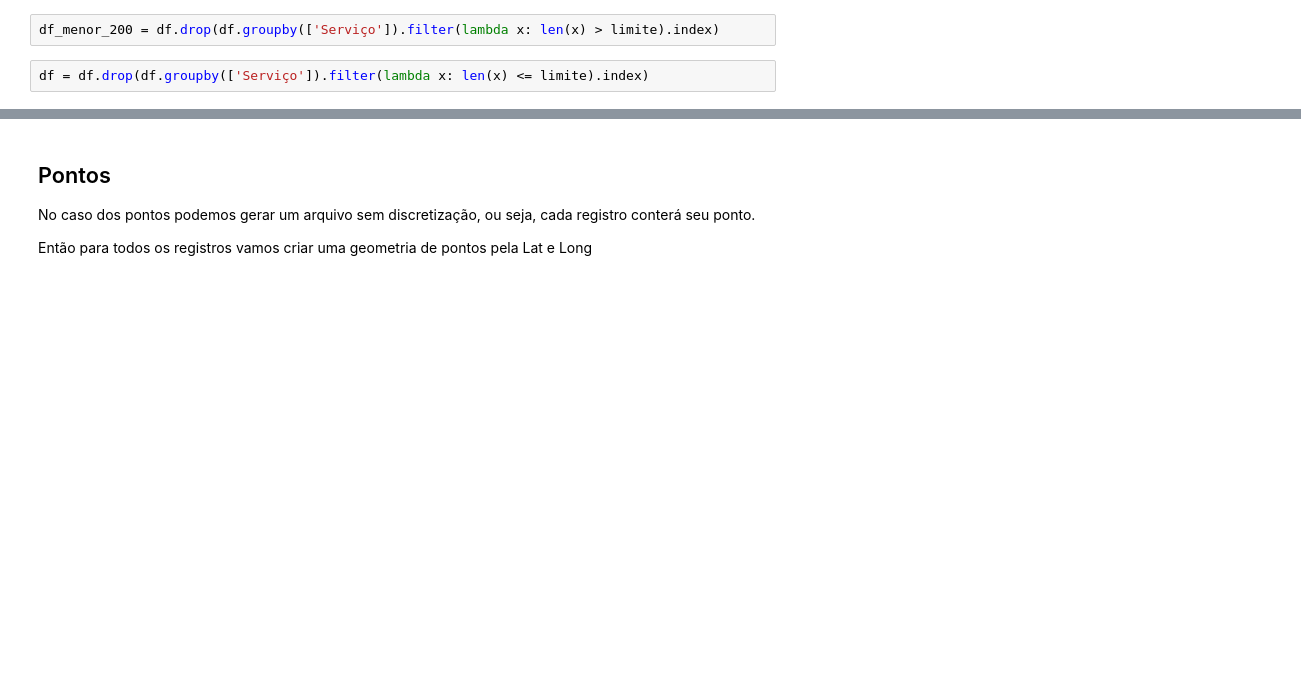
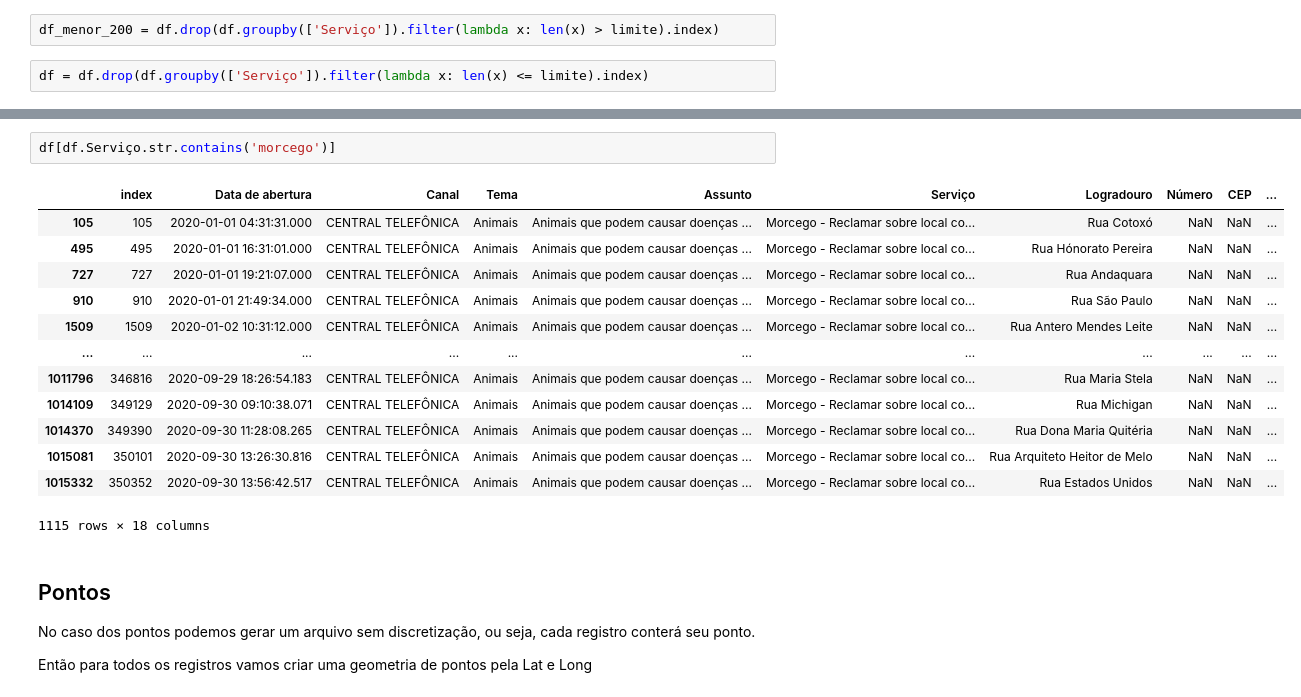
Before and after one commit to geoinfo-smdu/geo-sp156, a Jupyter notebook: Quadro Geral para Visualização no GeoSampa.ipynb, the cells around one changed output, grey strips where cells are left out. Cells and saved outputs as stored; diff of their text form; blank space fills up the shorter version.

```diff
--- a/Quadro Geral para Visualização no GeoSampa.ipynb
+++ b/Quadro Geral para Visualização no GeoSampa.ipynb
@@ -101,3 +109,19 @@ df
+# %%
+df[df.Serviço.str.contains('morcego')]
+# %% [output]
+|  | index | Data de abertura | Canal | Tema | Assunto | Serviço | Logradouro | Número | CEP | ... |
+| 105 | 105 | 2020-01-01 04:31:31.000 | CENTRAL TELEFÔNICA | Animais | Animais que podem causar doenças ... | Morcego - Reclamar sobre local co... | Rua Cotoxó | NaN | NaN | ... |
+| 495 | 495 | 2020-01-01 16:31:01.000 | CENTRAL TELEFÔNICA | Animais | Animais que podem causar doenças ... | Morcego - Reclamar sobre local co... | Rua Hónorato Pereira | NaN | NaN | ... |
+| 727 | 727 | 2020-01-01 19:21:07.000 | CENTRAL TELEFÔNICA | Animais | Animais que podem causar doenças ... | Morcego - Reclamar sobre local co... | Rua Andaquara | NaN | NaN | ... |
+| 910 | 910 | 2020-01-01 21:49:34.000 | CENTRAL TELEFÔNICA | Animais | Animais que podem causar doenças ... | Morcego - Reclamar sobre local co... | Rua São Paulo | NaN | NaN | ... |
+| 1509 | 1509 | 2020-01-02 10:31:12.000 | CENTRAL TELEFÔNICA | Animais | Animais que podem causar doenças ... | Morcego - Reclamar sobre local co... | Rua Antero Mendes Leite | NaN | NaN | ... |
+| ... | ... | ... | ... | ... | ... | ... | ... | ... | ... | ... |
+| 1011796 | 346816 | 2020-09-29 18:26:54.183 | CENTRAL TELEFÔNICA | Animais | Animais que podem causar doenças ... | Morcego - Reclamar sobre local co... | Rua Maria Stela | NaN | NaN | ... |
+| 1014109 | 349129 | 2020-09-30 09:10:38.071 | CENTRAL TELEFÔNICA | Animais | Animais que podem causar doenças ... | Morcego - Reclamar sobre local co... | Rua Michigan | NaN | NaN | ... |
+| 1014370 | 349390 | 2020-09-30 11:28:08.265 | CENTRAL TELEFÔNICA | Animais | Animais que podem causar doenças ... | Morcego - Reclamar sobre local co... | Rua Dona Maria Quitéria | NaN | NaN | ... |
+| 1015081 | 350101 | 2020-09-30 13:26:30.816 | CENTRAL TELEFÔNICA | Animais | Animais que podem causar doenças ... | Morcego - Reclamar sobre local co... | Rua Arquiteto Heitor de Melo | NaN | NaN | ... |
+| 1015332 | 350352 | 2020-09-30 13:56:42.517 | CENTRAL TELEFÔNICA | Animais | Animais que podem causar doenças ... | Morcego - Reclamar sobre local co... | Rua Estados Unidos | NaN | NaN | ... |
+1115 rows × 18 columns
 # %% [markdown]
 ## Pontos
 
```
Also changed, not shown: parts of 48 cells of this notebook, 7 other files.
